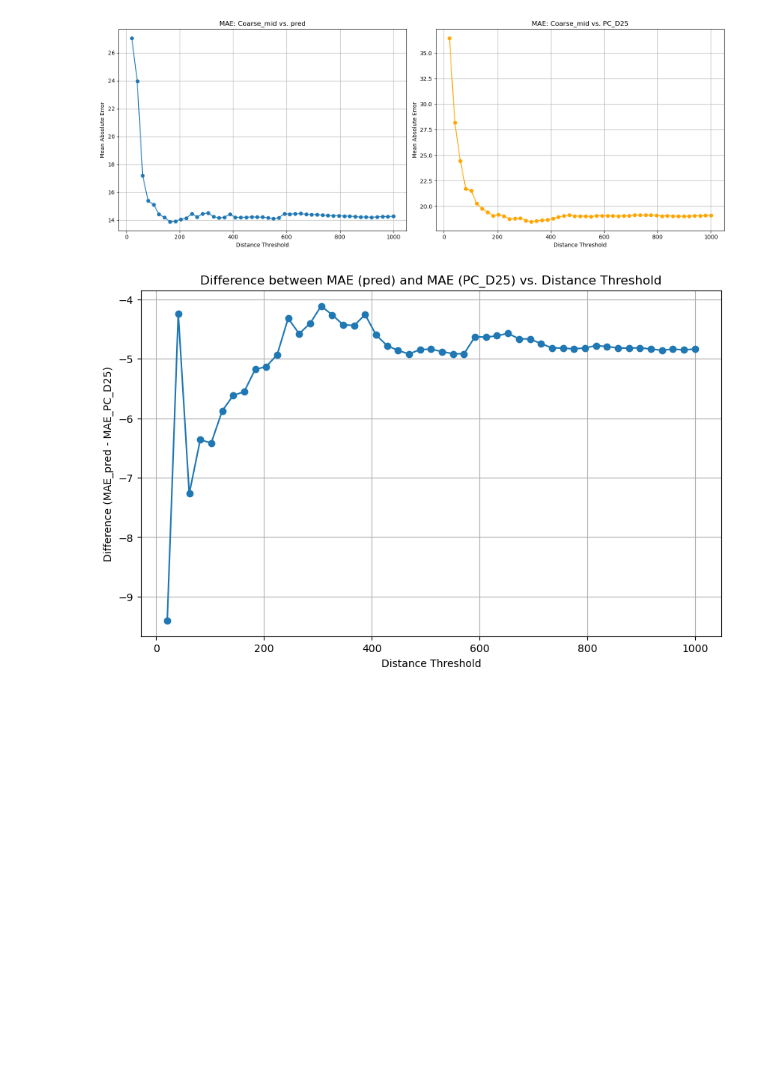
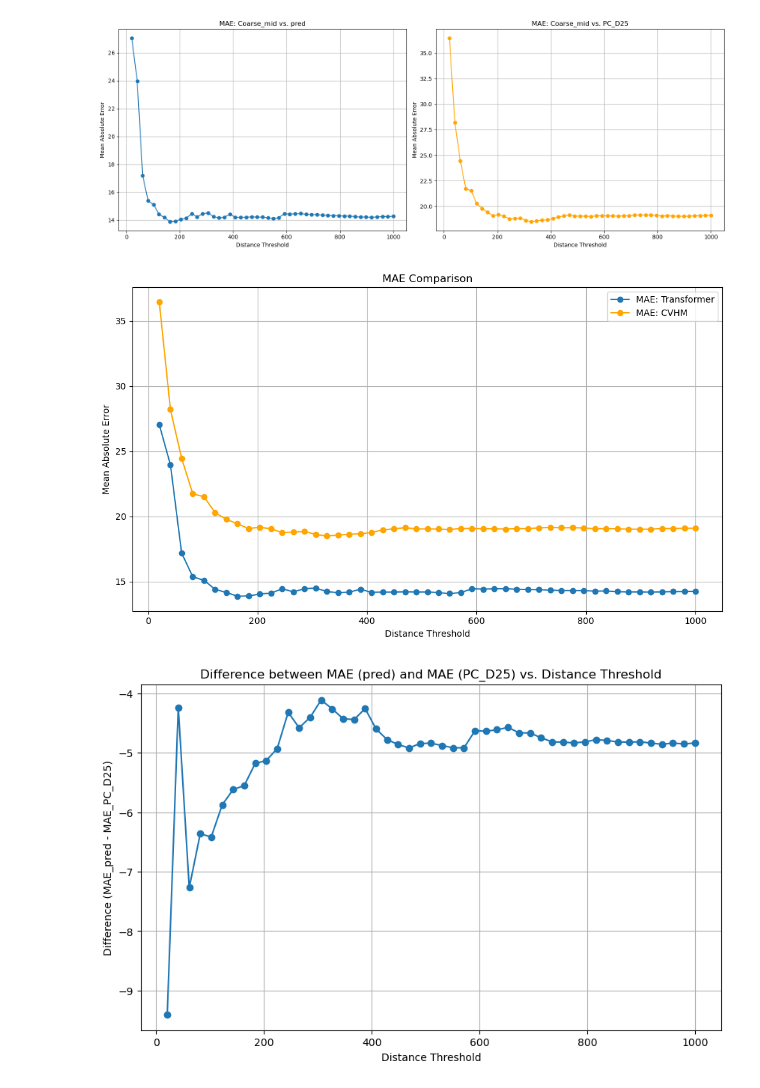
Before and after one commit to nicr0ss/DS-Honours, a Jupyter notebook: notebooks/model_eval.ipynb, the cells around one changed output. Cells and saved outputs as stored; diff of their text form; code cells hidden in the pictures; blank space fills up the shorter version.

```diff
--- a/notebooks/model_eval.ipynb
+++ b/notebooks/model_eval.ipynb
@@ -303,6 +305,22 @@ plt.tight_layout()
 plt.show()
 # %% [output]
 [figure]
+# %%
+fig, ax = plt.subplots(figsize=(10, 6))
+
+ax.plot(thresholds, mae_pred, marker='o', label='MAE: Transformer')
+ax.plot(thresholds, mae_pc_d25, marker='o', label='MAE: CVHM', color='orange')
+
+ax.set_xlabel("Distance Threshold")
+ax.set_ylabel("Mean Absolute Error")
+ax.set_title("MAE Comparison")
+ax.grid(True)
+ax.legend()
+
+plt.tight_layout()
+plt.show()
+# %% [output]
+[figure, added]
 # %%
 mae_diff = []  # This will store MAE_pred - MAE_PC_D25 for each threshold
 
```
Also changed, not shown: parts of 29 cells of this notebook, 3 other files.
